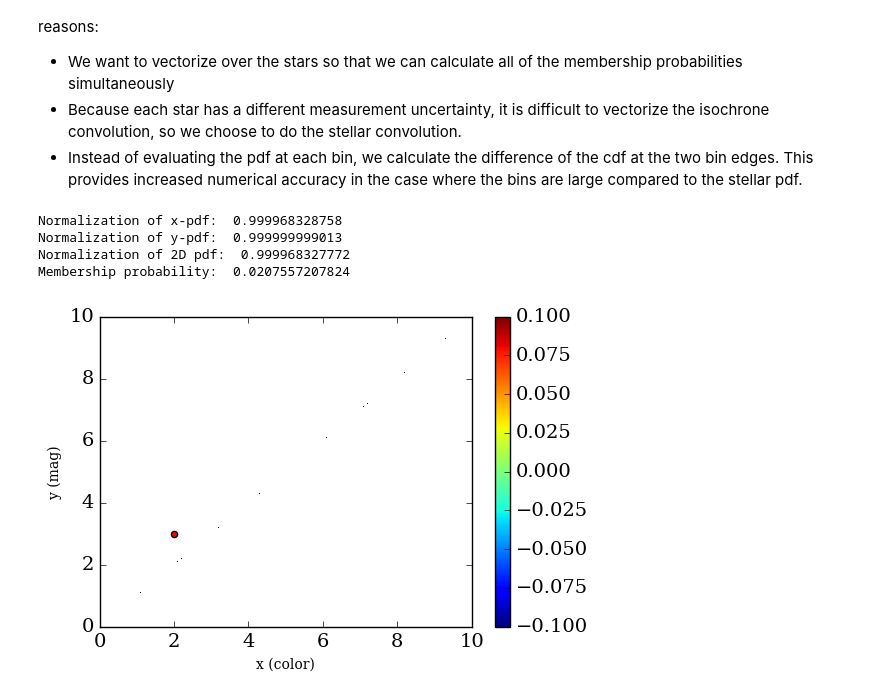
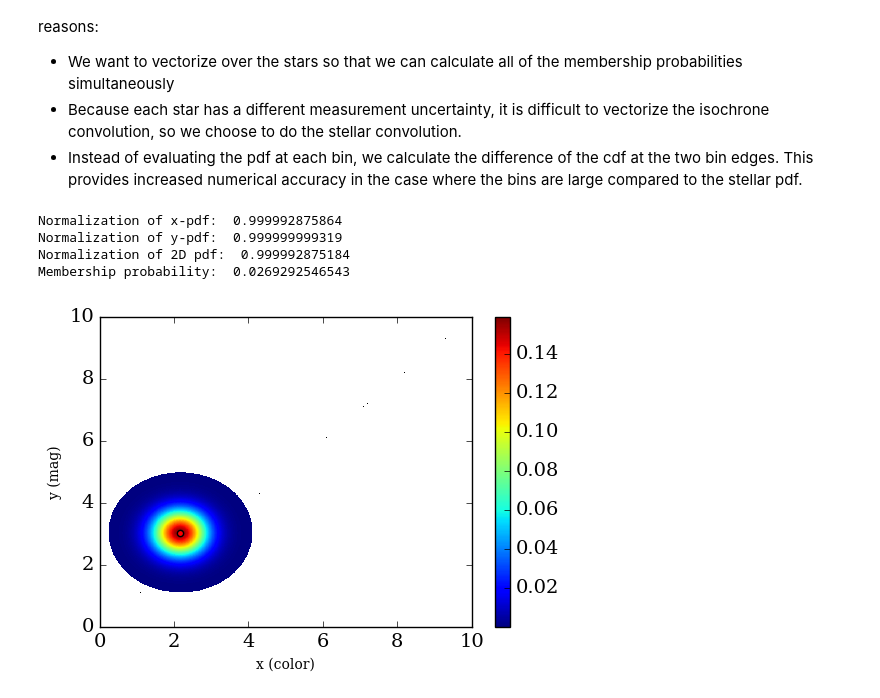
Before and after one commit to kadrlica/sandbox, a Jupyter notebook: notebooks/LikelihoodExample.ipynb, the cells around one changed output. Cells and saved outputs as stored; diff of their text form; code cells hidden in the pictures.

```diff
--- a/notebooks/LikelihoodExample.ipynb
+++ b/notebooks/LikelihoodExample.ipynb
@@ -16,7 +17,7 @@ NB: I am casual about referring to the "position" of the star or isochrone. This
 # %%
 # The position of the target star
-x,y = np.array((2,3))
-# and associated uncertainty
+x,y = np.array((2.17,3.03))
+# and its associated uncertainty
 xerr,yerr = 0.5,0.5
 
 # The discrete isochrone model (we assume no uncertainty)
@@ -178,37 +206,38 @@ The above analysis is a fairly simple description of the analysis. The actual an
 # %%
 # Now we convolve the location of the star
 dx_hi = (xx - bx[ix])/xerr
 dx_lo = (xx - bx[ix+1])/xerr
 
 dy_hi = (yy - by[iy])/yerr
 dy_lo = (yy - by[iy+1])/yerr
 
 # These are not really the pdf, but the pdf * (dx_hi - dx_lo)
-pdf_x = stats.norm.cdf(dx_hi) - stats.norm.cdf(dx_lo)
-pdf_y = stats.norm.cdf(dy_hi) - stats.norm.cdf(dy_lo)
+pdf_x = (stats.norm.cdf(dx_hi) - stats.norm.cdf(dx_lo)) * (xerr/delta)
+pdf_y = (stats.norm.cdf(dy_hi) - stats.norm.cdf(dy_lo)) * (yerr/delta)
 
 pdf_star = pdf_x * pdf_y
 
 # Make sure everything is normalized
 # Note that the bin sizes changed when we divided by xerr,yerr in calculating dx,dy
-print "Normalization of x-pdf: ",np.sum(pdf_x[:,iy])
-print "Normalization of y-pdf: ",np.sum(pdf_y[ix,:])
-print "Normalization of 2D pdf: ",np.sum(pdf_star)
+print "Normalization of x-pdf: ",np.sum(pdf_x[:,iy]) * delta/xerr
+print "Normalization of y-pdf: ",np.sum(pdf_y[ix,:]) * delta/yerr
+print "Normalization of 2D pdf: ",np.sum(pdf_star) * (delta/xerr) * (delta/yerr)
 
 # Plot the convolved pdf of the star and the discrete isochrone
 if True:
     zz = np.ma.array(pdf_star,mask= pdf_star < 1e-4)
     plt.pcolormesh(xx,yy,nhist,cmap='binary')
     plt.pcolormesh(xx,yy,zz); plt.colorbar()
     plt.scatter(x,y,c='r')
     plt.xlim(xmin,xmax); plt.ylim(ymin,ymax)
     plt.xlabel('x (color)'); plt.ylabel('y (mag)')
 
 # Evaluate the probability at the star
-print "Membership probability: ",np.sum(pdf_x * pdf_y * nhist)
+star_cdf_prob = np.sum(pdf_x * pdf_y * nhist) * (delta/xerr) * (delta/yerr)
+print "Membership probability: ",star_cdf_prob
 # %% [output]
-Normalization of x-pdf:  0.999968328758
-Normalization of y-pdf:  0.999999999013
-Normalization of 2D pdf:  0.999968327772
-Membership probability:  0.0207557207824
+Normalization of x-pdf:  0.999992875864
+Normalization of y-pdf:  0.999999999319
+Normalization of 2D pdf:  0.999992875184
+Membership probability:  0.0269292546543
-[figure, old version]
+[figure, new version]
```
Also changed, not shown: parts of 23 cells of this notebook.
